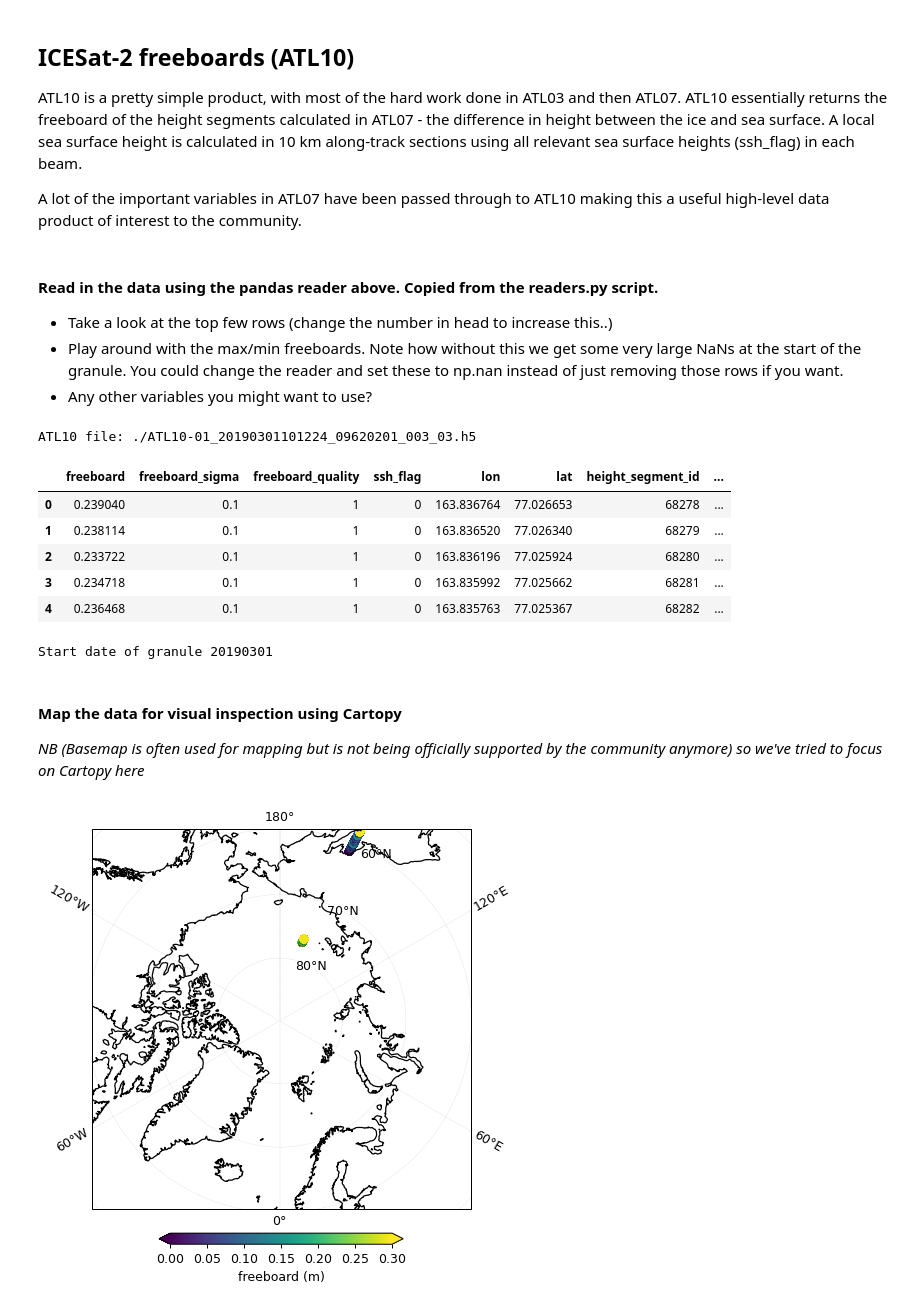
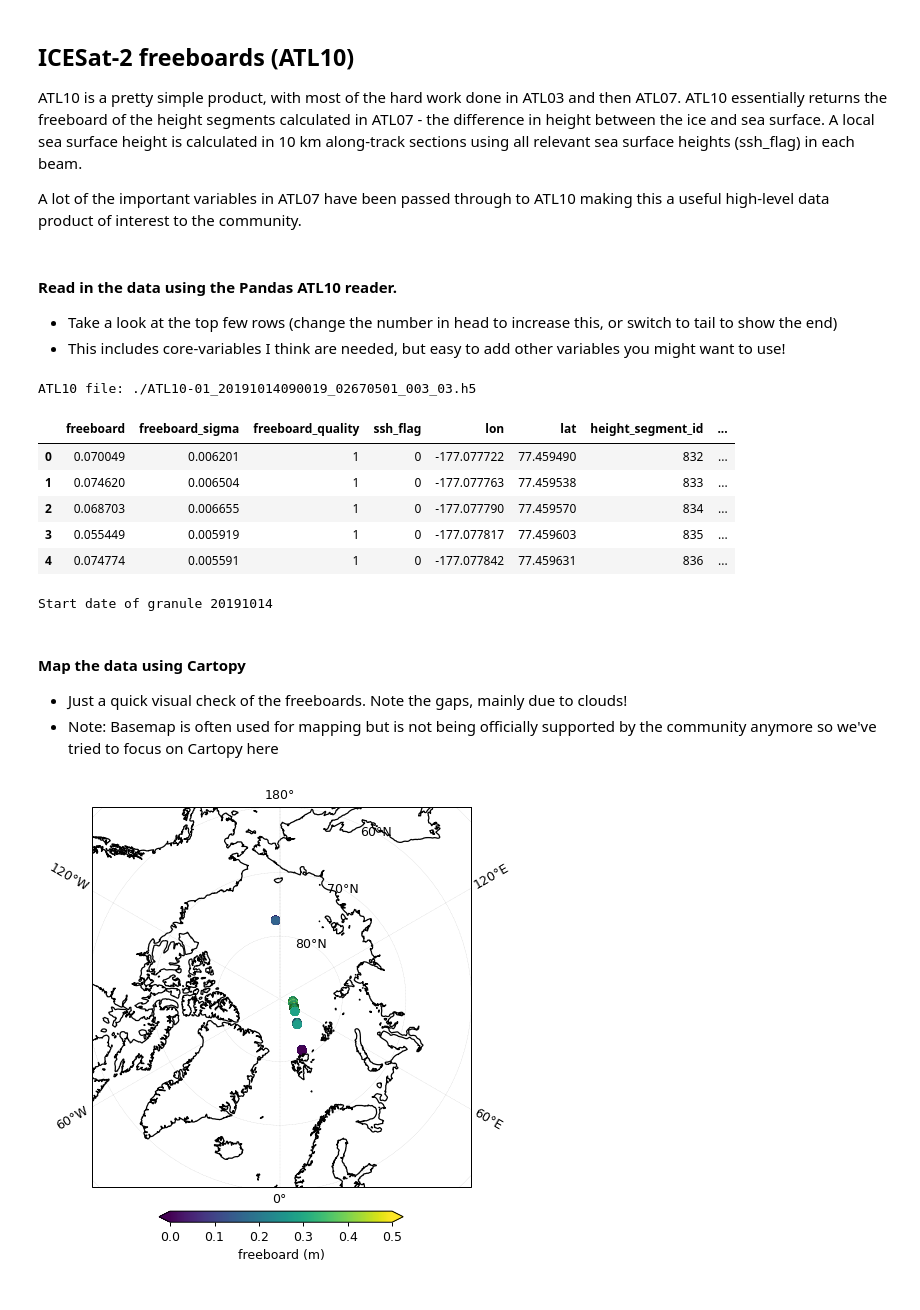
Before and after one commit to akpetty/thickness_uncertainity, a Jupyter notebook: thickness_uncertainity_demo.ipynb, the cells around one changed output. Saved outputs shown, nothing was run; the diff lists cells and outputs as text; code cells hidden in the pictures.

```diff
--- a/thickness_uncertainity_demo.ipynb
+++ b/thickness_uncertainity_demo.ipynb
@@ -43,52 +43,52 @@ ATL10 is a pretty simple product, with most of the hard work done in ATL03 and t
 A lot of the important variables in ATL07 have been passed through to ATL10 making this a useful high-level data product of interest to the community.
 # %%
 data_loc='./'
-fname='ATL10-01_20190301101224_09620201_003_03.h5'
+fname='ATL10-01_20191014090019_02670501_003_03.h5'
 fileT= data_loc+fname
 # %% [markdown]
-#### Read in the data using the pandas reader above. Copied from the readers.py script.
+#### Read in the data using the Pandas ATL10 reader.
 
-* Take a look at the top few rows (change the number in head to increase this..)
-* Play around with the max/min freeboards. Note how without this we get some very large NaNs at the start of the granule. You could change the reader and set these to np.nan instead of just removing those rows if you want.
-* Any other variables you might want to use?
+* Take a look at the top few rows (change the number in head to increase this, or switch to tail to show the end)
+* This includes core-variables I think are needed, but easy to add other variables you might want to use!
 # %%
 beamStr='gt1r'
 epsg_string='3411'
-dF10 = ut.get_atl10_freeboards(fileT, beam=beamStr, epsg_string=epsg_string)
+dF10 = ut.get_atl10_freeboards(fileT, beamStr, epsg_string=epsg_string)
 dF10.head()
 # %% [output]
-ATL10 file: ./ATL10-01_20190301101224_09620201_003_03.h5
+ATL10 file: ./ATL10-01_20191014090019_02670501_003_03.h5
 |  | freeboard | freeboard_sigma | freeboard_quality | ssh_flag | lon | lat | height_segment_id | ... |
-| 0 | 0.239040 | 0.1 | 1 | 0 | 163.836764 | 77.026653 | 68278 | ... |
-| 1 | 0.238114 | 0.1 | 1 | 0 | 163.836520 | 77.026340 | 68279 | ... |
-| 2 | 0.233722 | 0.1 | 1 | 0 | 163.836196 | 77.025924 | 68280 | ... |
-| 3 | 0.234718 | 0.1 | 1 | 0 | 163.835992 | 77.025662 | 68281 | ... |
-| 4 | 0.236468 | 0.1 | 1 | 0 | 163.835763 | 77.025367 | 68282 | ... |
+| 0 | 0.070049 | 0.006201 | 1 | 0 | -177.077722 | 77.459490 | 832 | ... |
+| 1 | 0.074620 | 0.006504 | 1 | 0 | -177.077763 | 77.459538 | 833 | ... |
+| 2 | 0.068703 | 0.006655 | 1 | 0 | -177.077790 | 77.459570 | 834 | ... |
+| 3 | 0.055449 | 0.005919 | 1 | 0 | -177.077817 | 77.459603 | 835 | ... |
+| 4 | 0.074774 | 0.005591 | 1 | 0 | -177.077842 | 77.459631 | 836 | ... |
 # %%
 date_str = dF10.datetime.iloc[0].strftime("%Y%m%d")
 print('Start date of granule', date_str)
 # %% [output]
-Start date of granule 20190301
+Start date of granule 20191014
 # %% [markdown]
-#### Map the data for visual inspection using Cartopy
-*NB (Basemap is often used for mapping but is not being officially supported by the community anymore) so we've tried to focus on Cartopy here*
+#### Map the data using Cartopy
+* Just a quick visual check of the freeboards. Note the gaps, mainly due to clouds!
+* Note: Basemap is often used for mapping but is not being officially supported by the community anymore so we've tried to focus on Cartopy here
 # %%
 var='freeboard'
 plt.figure(figsize=(7,7), dpi= 90)
 # Make a new projection "NorthPolarStereo"
 # ccrs.PlateCarree
 ax = plt.axes(projection=ccrs.NorthPolarStereo(true_scale_latitude=70))
-plt.scatter(dF10['lon'], dF10['lat'],c=dF10[var], cmap='viridis', vmin=0, vmax=0.3, transform=ccrs.PlateCarree())
+plt.scatter(dF10['lon'], dF10['lat'],c=dF10[var], cmap='viridis', vmin=0, vmax=0.5, transform=ccrs.PlateCarree())
 #plt.pcolormesh(lons, lats, tile_to_plot,
 #               transform=ccrs.PlateCarree());
 
 ax.coastlines()
 ax.gridlines(draw_labels=True,
               linewidth=0.22, color='gray', alpha=0.5, linestyle='--')
 plt.colorbar(label=var+' (m)', shrink=0.5, pad=0.05, orientation="horizontal", extend='both')
 
 # Limit the map to -60 degrees latitude and below.
 ax.set_extent([-180, 180, 90, 60], ccrs.PlateCarree())
 # %% [output]
-[figure, old version]
+[figure, new version]
 # %% [markdown]
```
Also changed, not shown: parts of 12 cells of this notebook, 7 other files.
